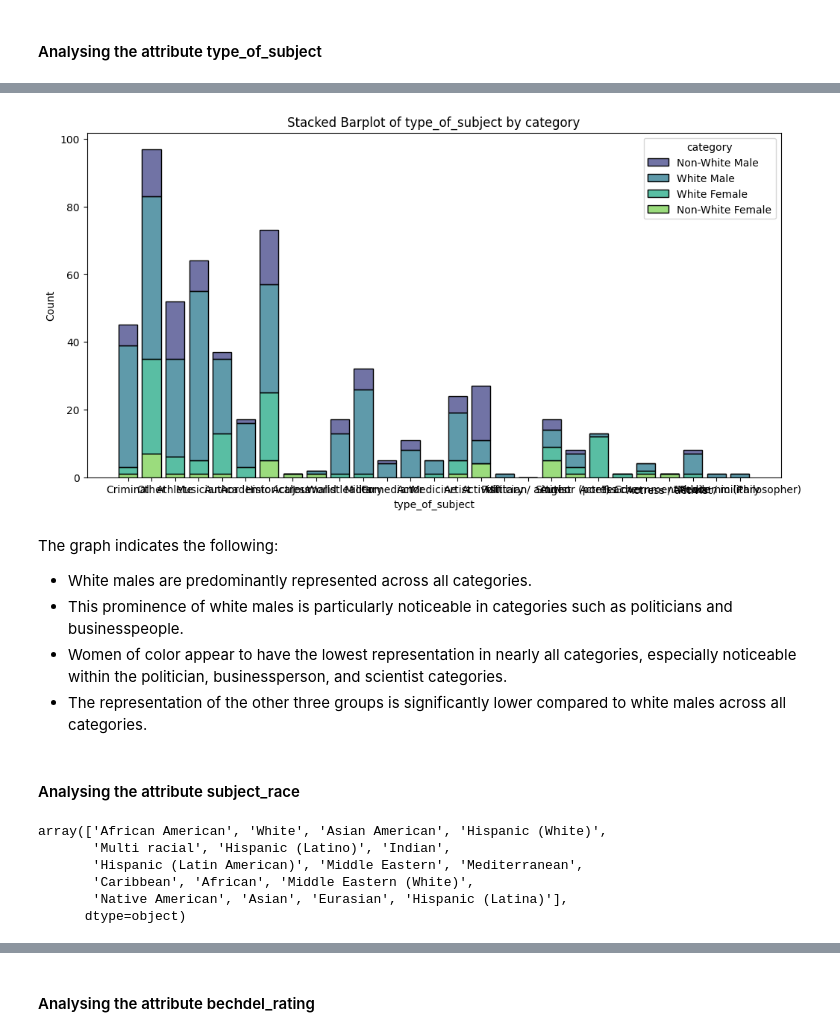
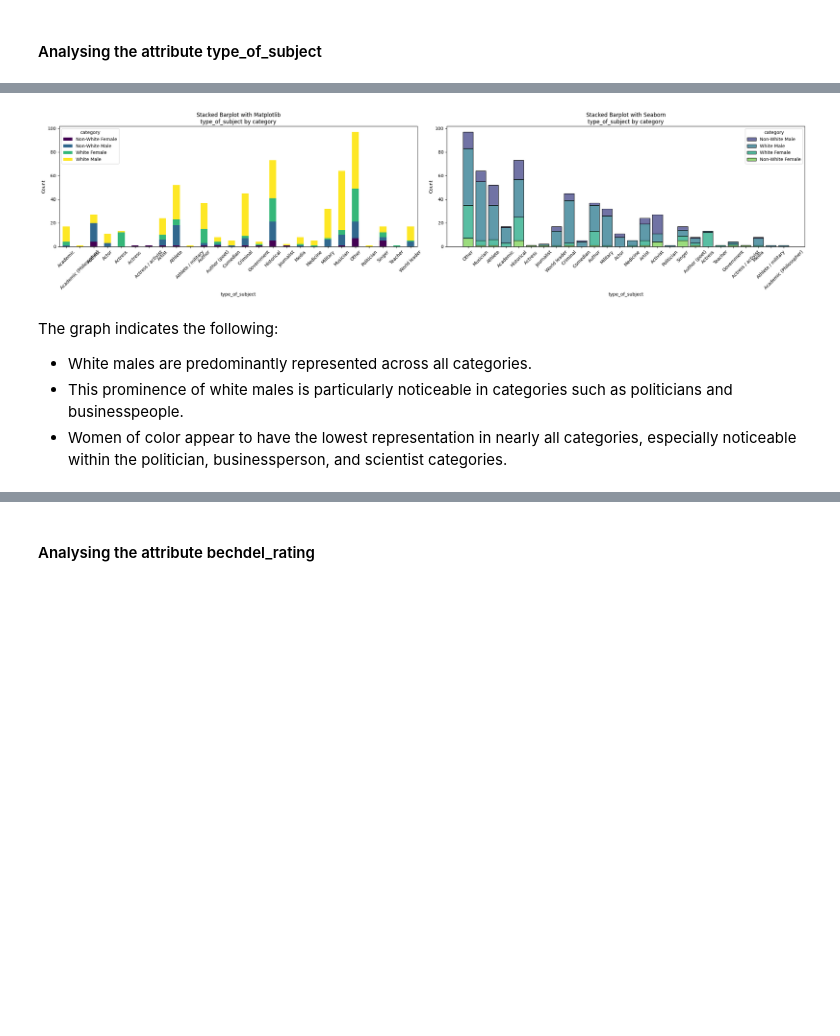
Before and after one commit to qdou14/Biopic_analysis_project_4, a Jupyter notebook: biogic_analysis.ipynb, the cells around one changed output, grey strips where cells are left out. Saved outputs shown, nothing was run; the diff lists cells and outputs as text; code cells hidden in the pictures; blank space fills up the shorter version.

```diff
--- a/biogic_analysis.ipynb
+++ b/biogic_analysis.ipynb
@@ -272,25 +296,10 @@ eda.category_plt()
-# %%
-# Create a category plot using Seaborn.
-eda.category_plt_seaborn()
-# %% [output]
-[figure, removed]
+# %%
+eda.combined_category_plot('type_of_subject', 'category')
+# %% [output]
+[figure, added]
 # %% [markdown]
 The graph indicates the following:
 
 * White males are predominantly represented across all categories.
 * This prominence of white males is particularly noticeable in categories such as politicians and businesspeople.
 * Women of color appear to have the lowest representation in nearly all categories, especially noticeable within the politician, businessperson, and scientist categories.
-* The representation of the other three groups is significantly lower compared to white males across all categories.
-# %% [markdown]
-#### Analysing the attribute subject_race
-# %%
-# Extract unique races from 'subject_race' column.
-unique_subject_races = eda.unique_values('subject_race')
-unique_subject_races
-# %% [output]
-array(['African American', 'White', 'Asian American', 'Hispanic (White)',
-       'Multi racial', 'Hispanic (Latino)', 'Indian',
-       'Hispanic (Latin American)', 'Middle Eastern', 'Mediterranean',
-       'Caribbean', 'African', 'Middle Eastern (White)',
-       'Native American', 'Asian', 'Eurasian', 'Hispanic (Latina)'],
-      dtype=object)
```
Also changed, not shown: parts of 61 cells of this notebook, 6 other files.
